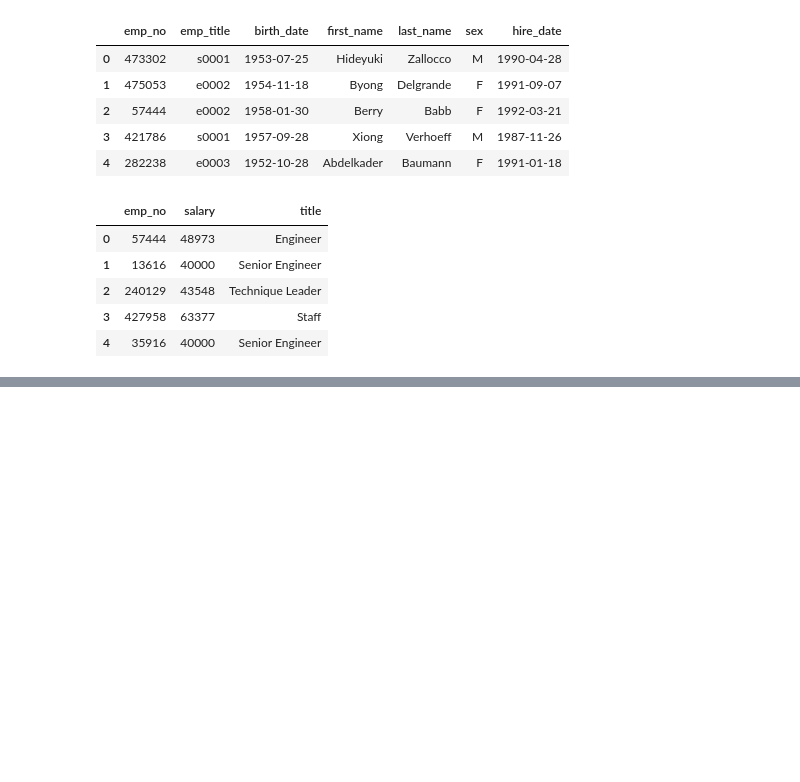
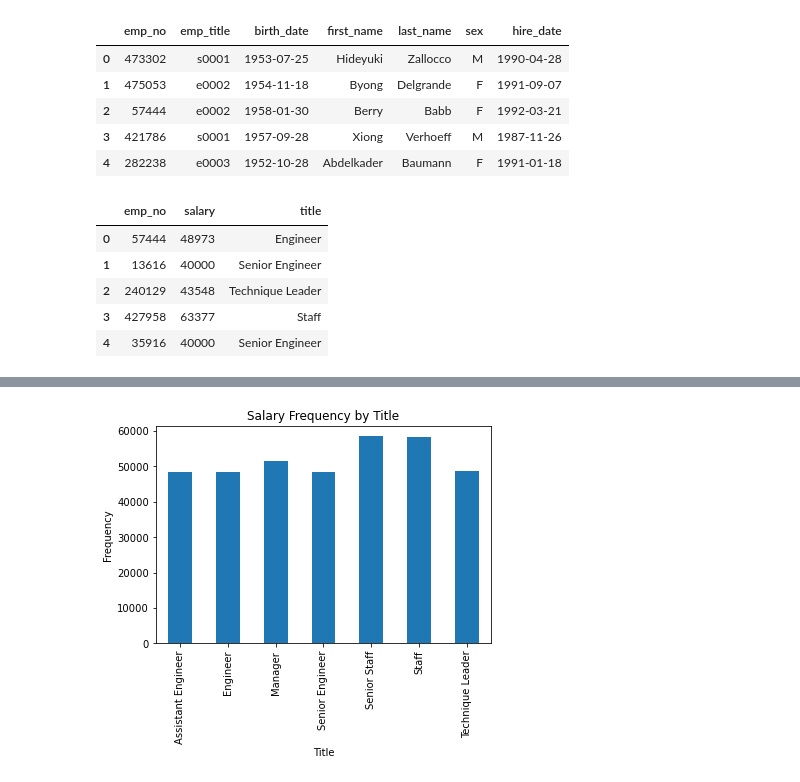
Before and after one commit to MBGUS/sql-challenge, a Jupyter notebook: EmployeePandas/EmployeePandas.ipynb, the cells around one changed output, grey strips where cells are left out. Cells and saved outputs as stored; diff of their text form; code cells hidden in the pictures; blank space fills up the shorter version.

```diff
--- a/EmployeePandas/EmployeePandas.ipynb
+++ b/EmployeePandas/EmployeePandas.ipynb
@@ -67,0 +78,4 @@ analysis_df.head()
+# %%
+# Create a groupby to calcualate a mean of the parameters: Title & Salary
+analysis_groupby = analysis_df.groupby(['title'])['salary'].mean()
+analysis_groupby
@@ -67,0 +92,10 @@ analysis_df.head()
+# %%
+# Create a bar to indentify the salary per title.
+analysis_groupby.plot.bar()
+
+plt.title("Salary Frequency by Title")   # Title of the table
+plt.xlabel("Title")                      # Title of x axis
+plt.ylabel("Frequency")                  # Title of y axis
+plt.show()
+# %% [output]
+[figure, added]
```
Also changed, not shown: parts of 3 cells of this notebook.
